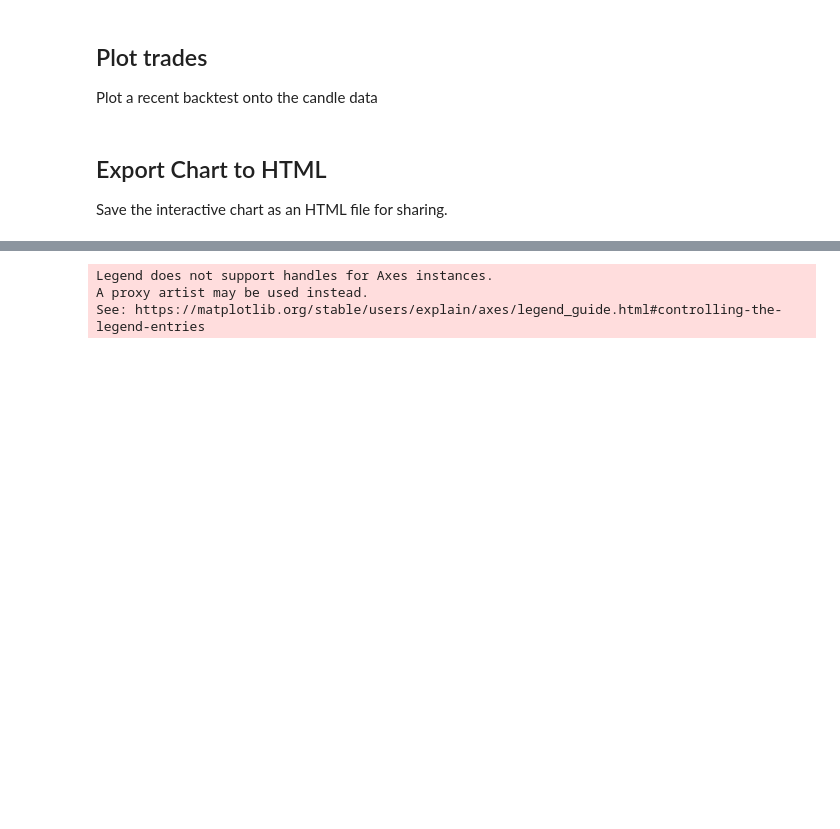
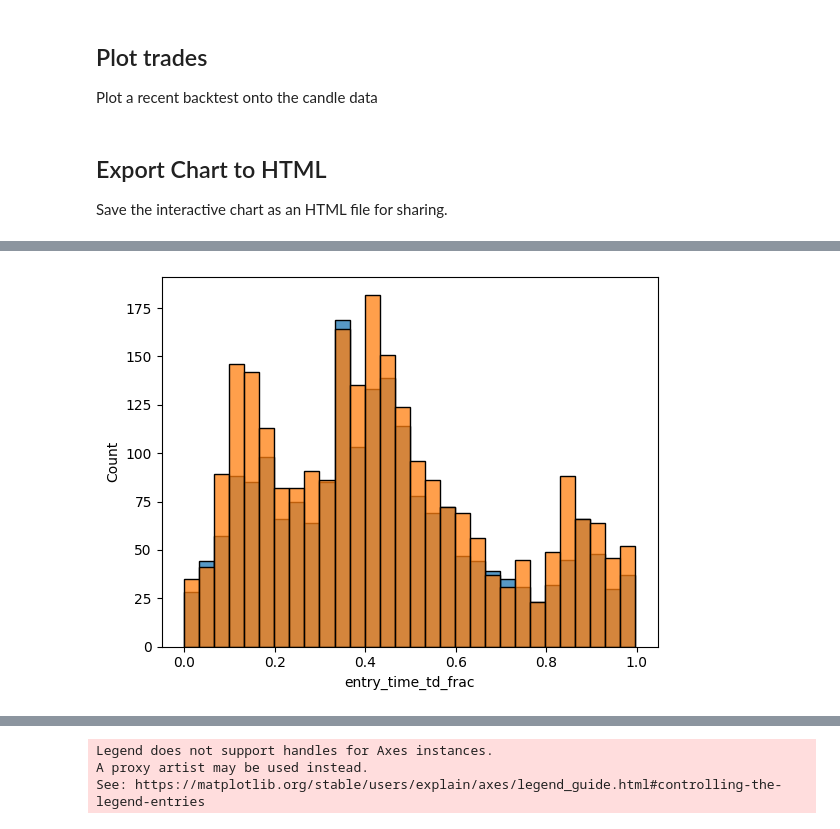
Before and after one commit to Dirkie8/trade-optimizer, a Jupyter notebook: scripts/candle_viz.ipynb, the cells around one changed output, grey strips where cells are left out. Cells and saved outputs as stored; diff of their text form; code cells hidden in the pictures; blank space fills up the shorter version.

```diff
--- a/scripts/candle_viz.ipynb
+++ b/scripts/candle_viz.ipynb
@@ -540,0 +731,22 @@ See: https://matplotlib.org/stable/users/explain/axes/legend_guide.html#controll
+# %%
+plot_data_drawdown_time_since_new_high
+
+equity_data
+
+
+time_since_new_high = []
+last_high_time = equity_data.index[0]
+for row in equity_data.iterrows():
+    # print(row[0], row[1]['Equity'], row[1]['Drawdown'])
+    ii_dt = row[0]
+    if row[1]['Drawdown'] == 0:
+        last_high_time = ii_dt
+        time_since_new_high.append(0)
+    else:
+        delta = ii_dt - last_high_time
+        time_since_new_high.append(delta)
+
+equity_data['TimeSinceNewHigh'] = time_since_new_high
+
+equity_data
+time_since_new_high[7]
@@ -578,0 +856,18 @@ for results_path in results_paths:
+# %%
+eval_payload_df = pd.DataFrame(eval_payload['trades_detail'])
+eval_payload_df['win_lose'] = eval_payload_df['pnl'] > 0
+eval_payload_df['entry_time_td'] = pd.to_datetime(eval_payload_df['entry_time']).dt.time
+eval_payload_df['entry_time_td'] = pd.to_timedelta(eval_payload_df['entry_time_td'].astype(str))
+eval_payload_df['entry_time_td_frac'] = eval_payload_df['entry_time_td']/pd.Timedelta('1 days')
+# %%
+import seaborn as sns
+
+sns.histplot(data=eval_payload_df[eval_payload_df['win_lose']==False], x='entry_time_td_frac', bins=30)
+sns.histplot(data=eval_payload_df[eval_payload_df['win_lose']==True], x='entry_time_td_frac', bins=30)
+
+plt.show()
+
+# fig3, ax3 = plt.subplots(figsize=(16, 5))
+#     line1 = week_on_week_equity_rate_df.plot(ax=ax3, x=0, y=1, figsize=(16,5), title="Week-on-week Equity Growth Rate")
+# %% [output]
+[figure, added]
```
Also changed, not shown: parts of 30 cells of this notebook, 25 other files.
